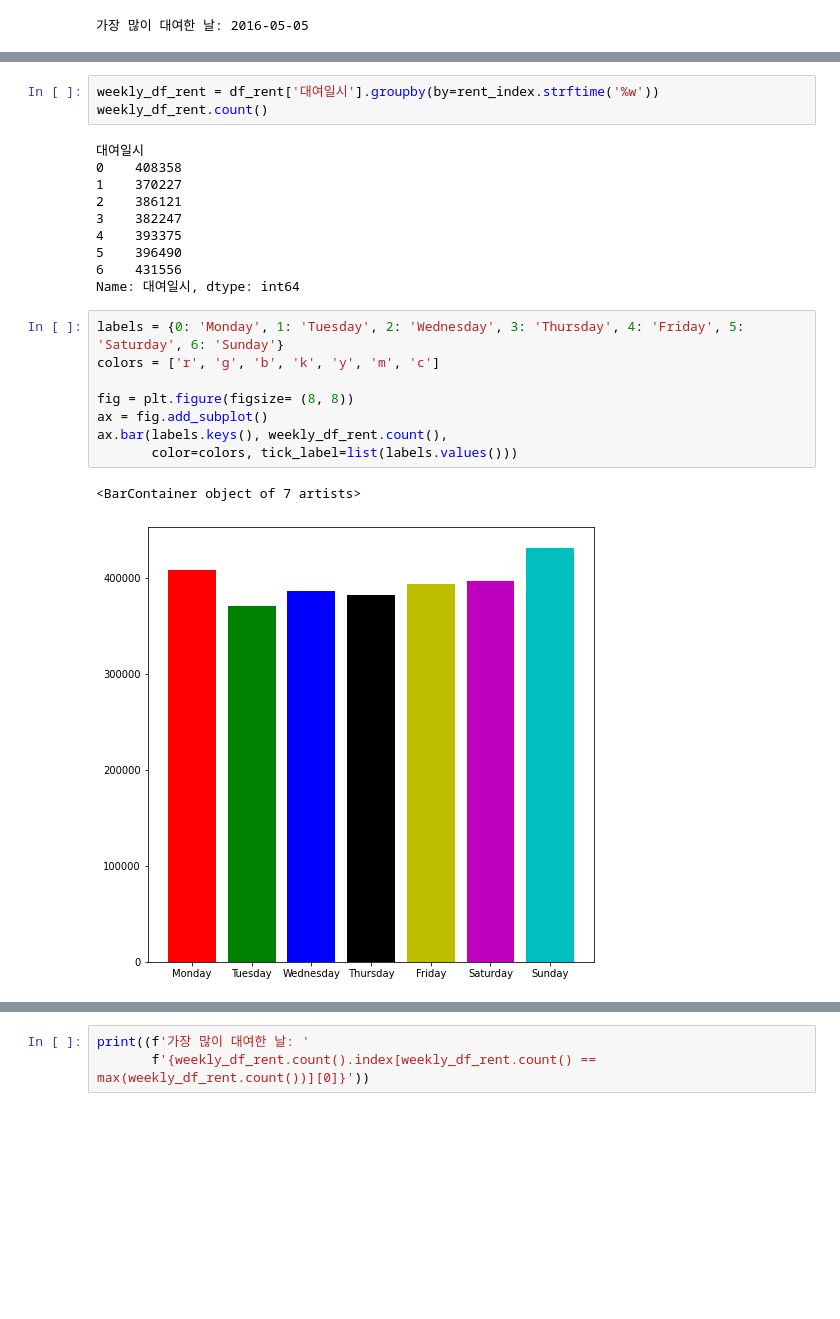
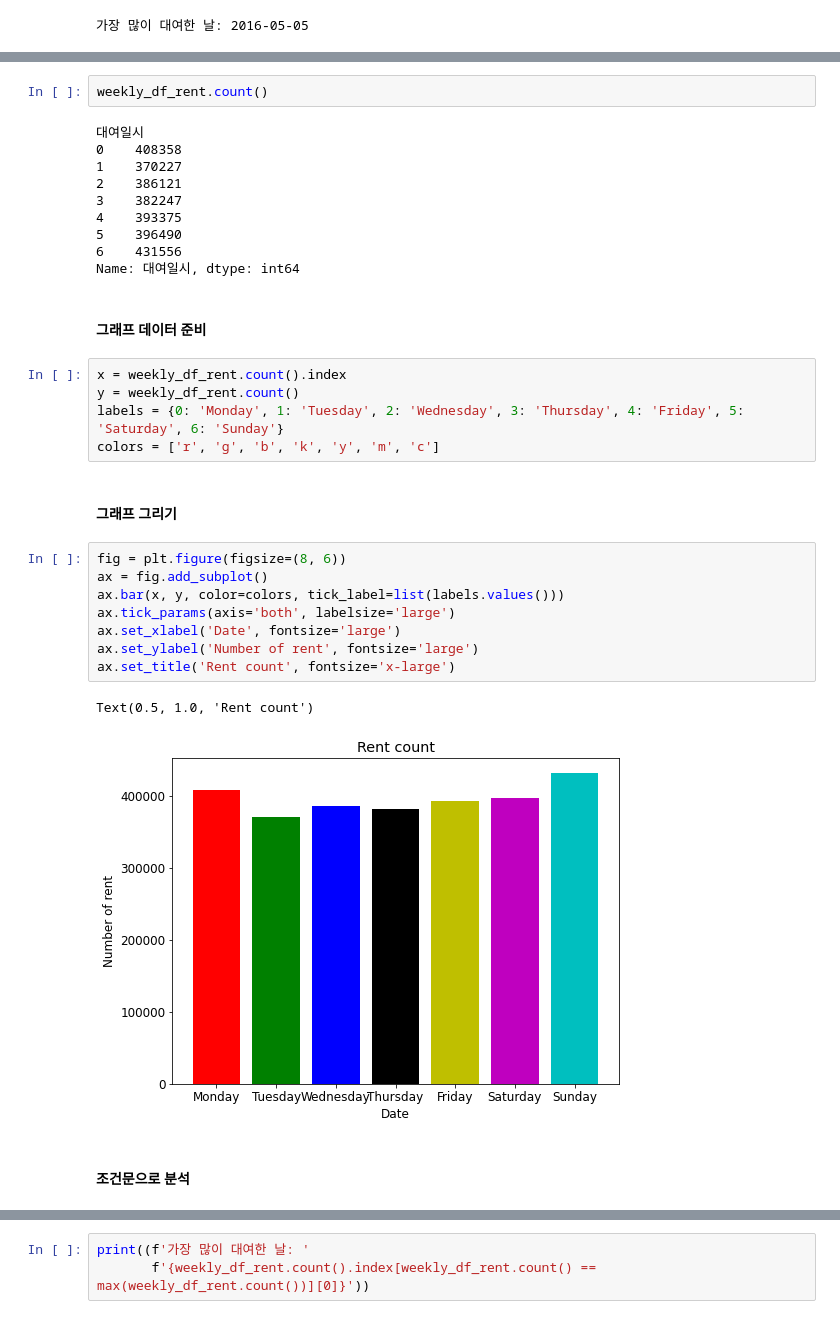
Before and after one commit to munhyunsu/Hobby, a Jupyter notebook: Lectures/2022-DataAnalysis-ChungnamScienceHighSchool/Case7.ipynb, the cells around one changed output, grey strips where cells are left out. Cells and saved outputs as stored; diff of their text form; blank space fills up the shorter version.

```diff
--- a/Lectures/2022-DataAnalysis-ChungnamScienceHighSchool/Case7.ipynb
+++ b/Lectures/2022-DataAnalysis-ChungnamScienceHighSchool/Case7.ipynb
@@ -176,24 +382,34 @@ print((f'가장 많이 대여한 날: '
+# %%
+weekly_df_rent.count()
+# %% [output]
+대여일시
+0    408358
+1    370227
+2    386121
+3    382247
+4    393375
+5    396490
+6    431556
+Name: 대여일시, dtype: int64
+# %% [markdown]
+#### 그래프 데이터 준비
 # %%
-weekly_df_rent = df_rent['대여일시'].groupby(by=rent_index.strftime('%w'))
-weekly_df_rent.count()
+x = weekly_df_rent.count().index
+y = weekly_df_rent.count()
+labels = {0: 'Monday', 1: 'Tuesday', 2: 'Wednesday', 3: 'Thursday', 4: 'Friday', 5: 'Saturday', 6: 'Sunday'}
+colors = ['r', 'g', 'b', 'k', 'y', 'm', 'c']
-# %% [output]
-대여일시
-0    408358
-1    370227
-2    386121
-3    382247
-4    393375
-5    396490
-6    431556
-Name: 대여일시, dtype: int64
-# %%
-labels = {0: 'Monday', 1: 'Tuesday', 2: 'Wednesday', 3: 'Thursday', 4: 'Friday', 5: 'Saturday', 6: 'Sunday'}
-colors = ['r', 'g', 'b', 'k', 'y', 'm', 'c']
-
-fig = plt.figure(figsize= (8, 8))
-ax = fig.add_subplot()
-ax.bar(labels.keys(), weekly_df_rent.count(),
-       color=colors, tick_label=list(labels.values()))
-# %% [output]
-<BarContainer object of 7 artists>
-[figure, removed]
+# %% [markdown]
+#### 그래프 그리기
+# %%
+fig = plt.figure(figsize=(8, 6))
+ax = fig.add_subplot()
+ax.bar(x, y, color=colors, tick_label=list(labels.values()))
+ax.tick_params(axis='both', labelsize='large')
+ax.set_xlabel('Date', fontsize='large')
+ax.set_ylabel('Number of rent', fontsize='large')
+ax.set_title('Rent count', fontsize='x-large')
+# %% [output]
+Text(0.5, 1.0, 'Rent count')
+[figure, added]
+# %% [markdown]
+#### 조건문으로 분석
```
Also changed, not shown: parts of 75 cells of this notebook.
